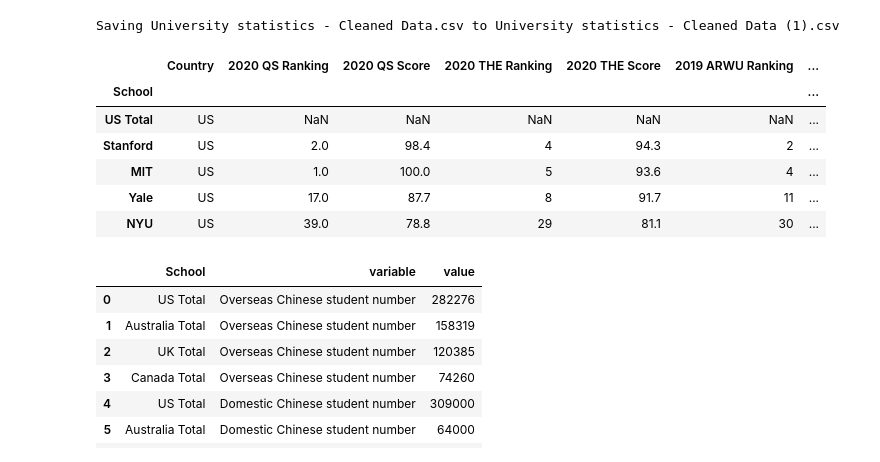
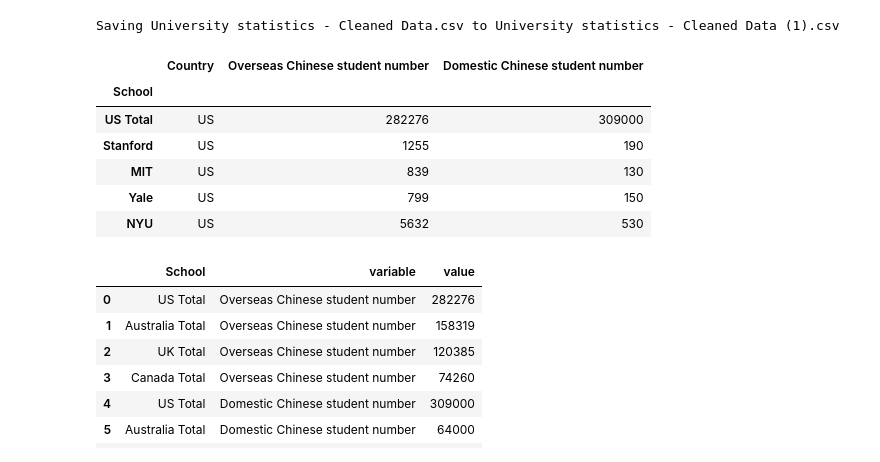
Before and after one commit to AndyYFTao/EA-CLTP-DataAnalysis, a Jupyter notebook: CLTP Guidance Program Data Analysis.ipynb, the cells around one changed output. Saved outputs shown, nothing was run; the diff lists cells and outputs as text; code cells hidden in the pictures.

```diff
--- a/CLTP Guidance Program Data Analysis.ipynb
+++ b/CLTP Guidance Program Data Analysis.ipynb
@@ -15,18 +15,20 @@ Saving University statistics - Cleaned Data.csv to University statistics - Clean
 # %%
 import io
 my_data = pd.read_csv(io.BytesIO(uploaded['University statistics - Cleaned Data.csv']),
                     header=0, index_col='School')
 # Rows with Overseas Chinese student number --> Country total + uni specifics
-chinese = my_data[my_data['Overseas Chinese student number'].notnull()].drop(columns=['System', 'Date', 'Total student number'])
+relevant = my_data[my_data['Overseas Chinese student number'].notnull()].drop(columns=['System', 'Date', 'Total student number'])
+
+chinese = relevant[['Country', 'Overseas Chinese student number', 'Domestic Chinese student number']].copy()
 chinese['Overseas Chinese student number'] = chinese['Overseas Chinese student number'].astype(int)
 chinese['Domestic Chinese student number'] = chinese['Domestic Chinese student number'].astype(int)
 chinese.head()
 # %% [output]
-|  | Country | 2020 QS Ranking | 2020 QS Score | 2020 THE Ranking | 2020 THE Score | 2019 ARWU Ranking | ... |
-| School |  |  |  |  |  |  | ... |
-| US Total | US | NaN | NaN | NaN | NaN | NaN | ... |
-| Stanford | US | 2.0 | 98.4 | 4 | 94.3 | 2 | ... |
-| MIT | US | 1.0 | 100.0 | 5 | 93.6 | 4 | ... |
-| Yale | US | 17.0 | 87.7 | 8 | 91.7 | 11 | ... |
-| NYU | US | 39.0 | 78.8 | 29 | 81.1 | 30 | ... |
+|  | Country | Overseas Chinese student number | Domestic Chinese student number |
+| School |  |  |  |
+| US Total | US | 282276 | 309000 |
+| Stanford | US | 1255 | 190 |
+| MIT | US | 839 | 130 |
+| Yale | US | 799 | 150 |
+| NYU | US | 5632 | 530 |
 # %%
```
Also changed, not shown: parts of 11 cells of this notebook.
